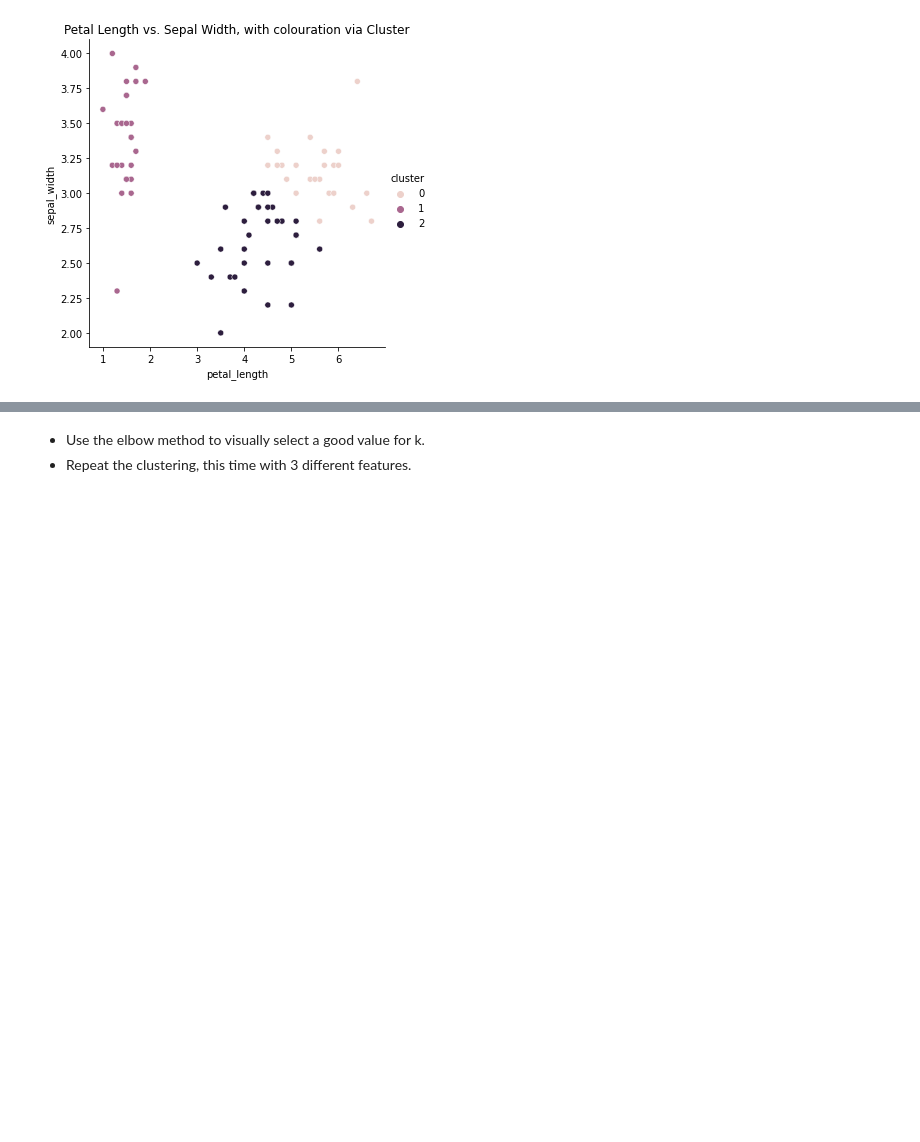
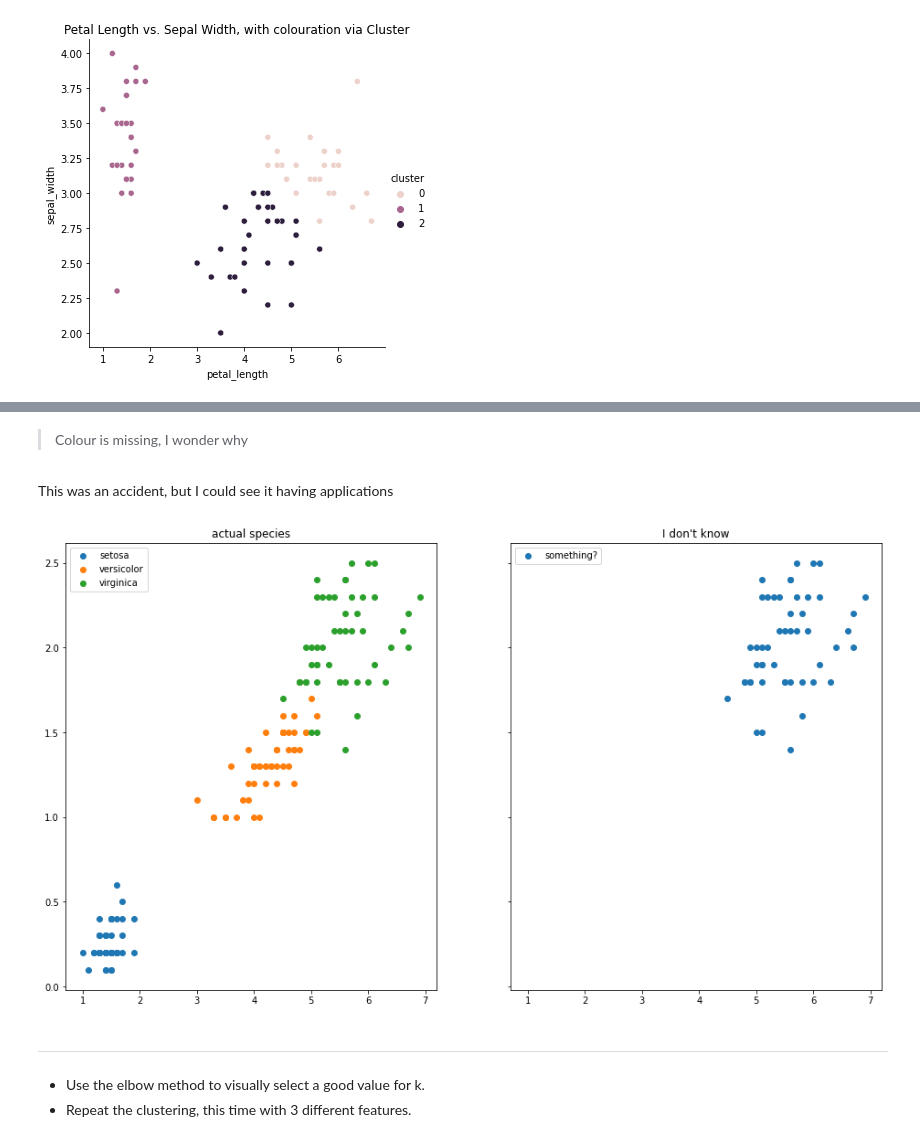
Before and after one commit to JenniferMLewis/clustering-exercises, a Jupyter notebook: modeling.ipynb, the cells around one changed output, grey strips where cells are left out. Cells and saved outputs as stored; diff of their text form; code cells hidden in the pictures; blank space fills up the shorter version.

```diff
--- a/modeling.ipynb
+++ b/modeling.ipynb
@@ -187,3 +235,26 @@ plt.show()
+# %% [markdown]
+> Colour is missing, I wonder why
+# %% [markdown]
+This was an accident, but I could see it having applications
+# %%
+fig, axs = plt.subplots(1, 2, figsize=(16,9), sharex=True, sharey=True)
+for species, subset in df.groupby('species'):
+    axs[0].scatter(subset.petal_length, subset.petal_width, label = species)
+
+axs[0].legend()
+axs[0].set(title="actual species")
+
+for cluster_n in df.cluster.sort_values().unique():
+    axs[1].scatter(subset.petal_length, subset.petal_width, label= 'something?')
+
+axs[1].legend()
+axs[1].set(title="I don't know")
+
+plt.show()
+# %% [output]
+[figure, added]
+# %% [markdown]
+----
 # %% [markdown]
 - Use the elbow method to visually select a good value for k.
 - Repeat the clustering, this time with 3 different features.
```
Also changed, not shown: parts of 9 cells of this notebook, 3 other files.
